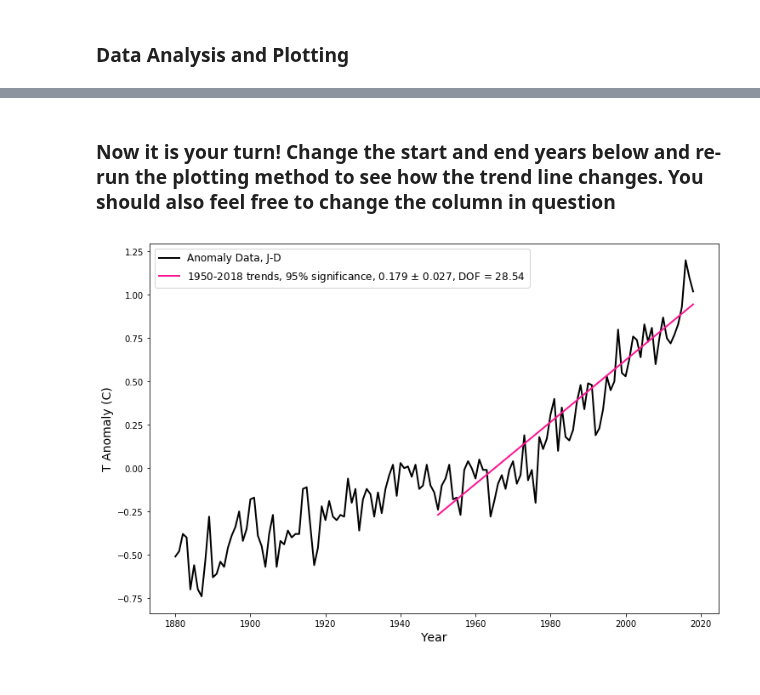
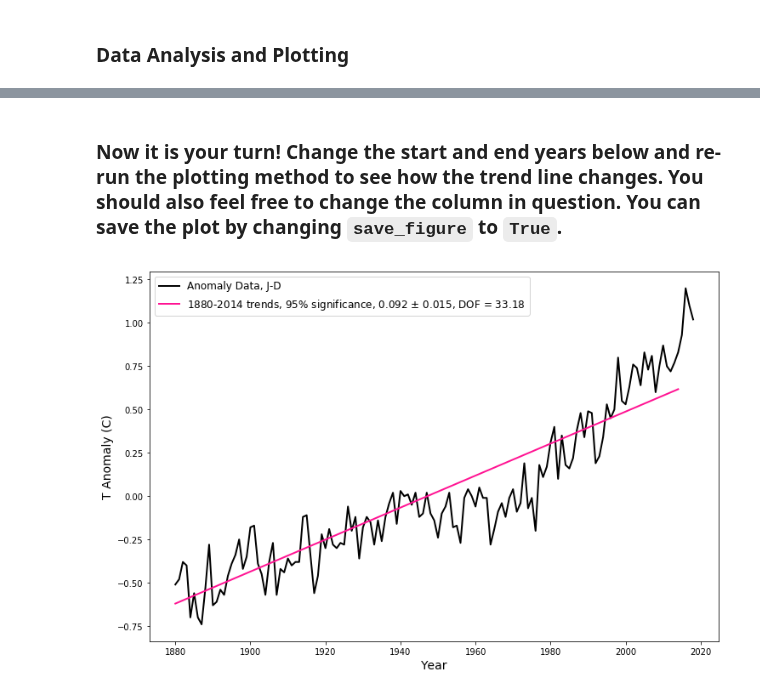
Before and after one commit to Jakidxav/science_of_climate, a Jupyter notebook: lintg/lintg.ipynb, the cells around one changed output, grey strips where cells are left out. Drawn from its saved outputs; the diff is of its cells as text; code cells hidden in the pictures.

Commit message:
notebook now supports saving figures based on keyword argument

```diff
--- a/lintg/lintg.ipynb
+++ b/lintg/lintg.ipynb
@@ -61,14 +61,15 @@ DOF stands for "degrees of freedom". We need to calculate this for our trend lin
 
 <img src='example_trends.png'>
 # %% [markdown]
-### Now it is your turn! Change the start and end years below and re-run the plotting method to see how the trend line changes. You should also feel free to change the column in question
+### Now it is your turn! Change the start and end years below and re-run the plotting method to see how the trend line changes. You should also feel free to change the column in question. You can save the plot by  changing `save_figure` to `True`.
 # %%
 #TO-DO: change starting and ending years, as well as
 #       the column name here to be plotted here
-start_year = 1950
-end_year = 2018
+start_year = 1880
+end_year = 2014
 column_name = 'J-D'
+save_figure = True
 
-plot(start_year, end_year, df, column_name, deeppink, sig_level_string)
+plot(start_year, end_year, df, column_name, deeppink, sig_level_string, save_figure)
 # %% [output]
-[figure, old version]
+[figure, new version]
```
Also changed, not shown: 1 other file.
